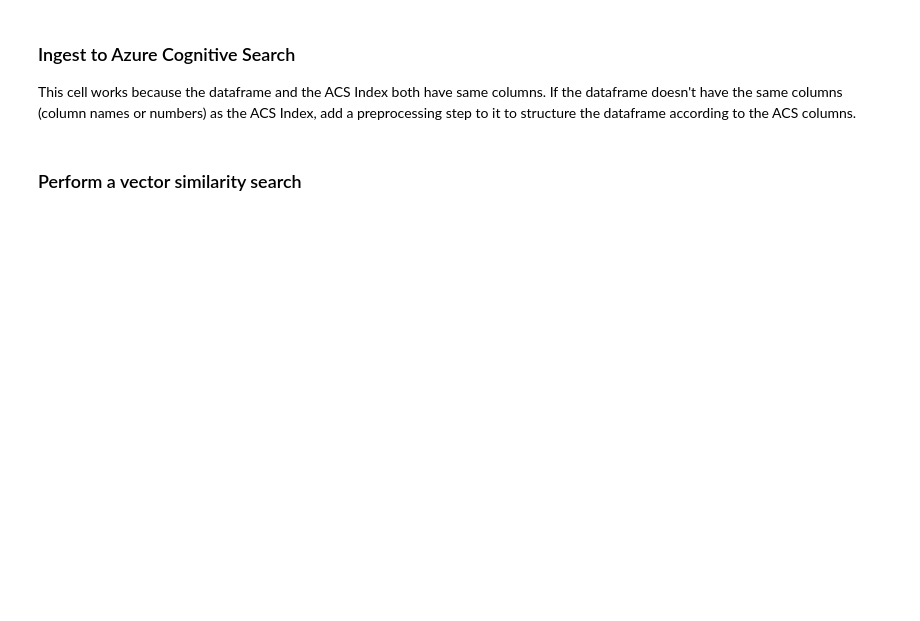
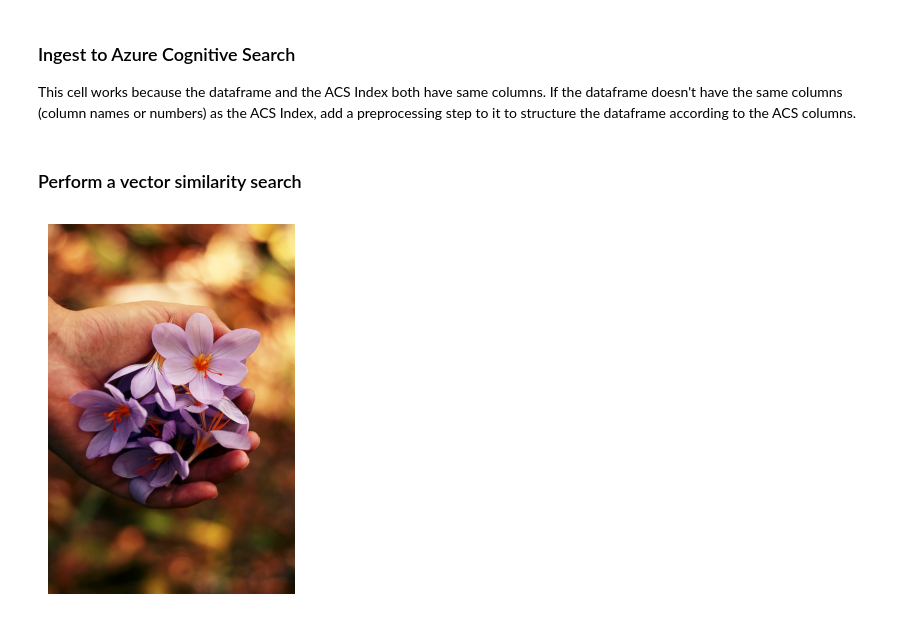
Before and after one commit to Azure-Samples/azure-vector-database-samples, a Jupyter notebook: azure_cognitive_search/rest_endpoint_sample/cognitive_search_rest_image.ipynb, the cells around one changed output. Drawn from its saved outputs; the diff is of its cells as text; code cells hidden in the pictures; blank space fills up the shorter version.

```diff
--- a/azure_cognitive_search/rest_endpoint_sample/cognitive_search_rest_image.ipynb
+++ b/azure_cognitive_search/rest_endpoint_sample/cognitive_search_rest_image.ipynb
@@ -75,6 +48,7 @@ if aoai_embedding_deployed_model is None or aoai_embedding_deployed_model == "":
 ### Helper Methods
 # %%
 import requests
+import json
 
 def insert_record(acs_endpoint, acs_index, data, acs_key, acs_api_version):
     url = f"{acs_endpoint}/indexes/{acs_index}/docs/index?api-version={acs_api_version}"
@@ -138,6 +112,13 @@ def search_vector_similarity(query_vector, top_doc_count, acs_endpoint, acs_inde
 
     return docs
 
+def get_acs_index_name(acs_index_definition):
+    index_json_content = read_json_file(acs_index_definition)
+    index_json = json.loads(index_json_content)
+    index_name = index_json['name']
+
+    return index_name
+
 def show_image(image_folder, image):
     image_path = os.path.join(image_folder, image)
     plt.imshow(Image.open(image_path))
@@ -150,7 +131,7 @@ def read_json_file(file_path):
 # %% [markdown]
 ### Create ACS Index
 # %%
-index_definition_path = 'index_definition_image.json'
-index_definition = read_json_file(index_definition_path)
+index_definition = read_json_file(acs_index_definition)
+index_name = get_acs_index_name(acs_index_definition)
 
-create_index(acs_endpoint, index_definition, acs_index, acs_key, acs_api_version)
+create_index(acs_endpoint, index_definition, index_name, acs_key, acs_api_version)
@@ -223,9 +202,14 @@ for index, row in df.iterrows():
 # %% [markdown]
 ### Perform a vector similarity search
 # %%
+import matplotlib.pyplot as plt
+from PIL import Image
+
 query = 'flower with hand'
 
 query_vector = vectorize_text_com_vision(com_vision_endpoint,com_vision_key,query)
-search_results = search_vector_similarity(query_vector, 1, acs_endpoint, acs_index,acs_key, acs_api_version)
+search_results = search_vector_similarity(query_vector, 1, acs_endpoint, index_name,acs_key, acs_api_version)
 
 show_image(image_folder, search_results[0])
+# %% [output]
+[figure, added]
```
Also changed, not shown: parts of 7 cells of this notebook, 6 other files.
